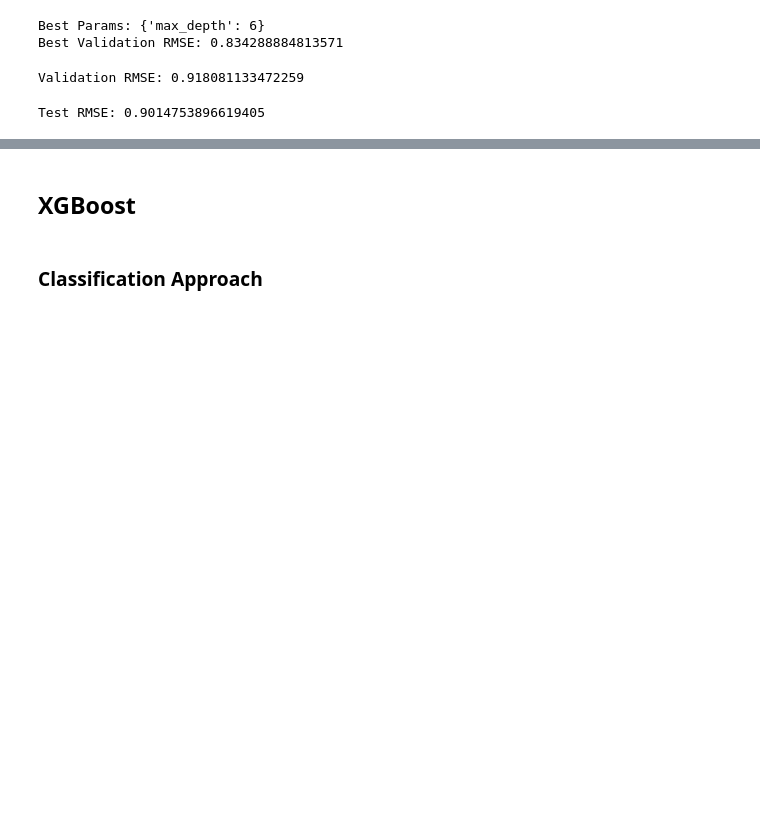
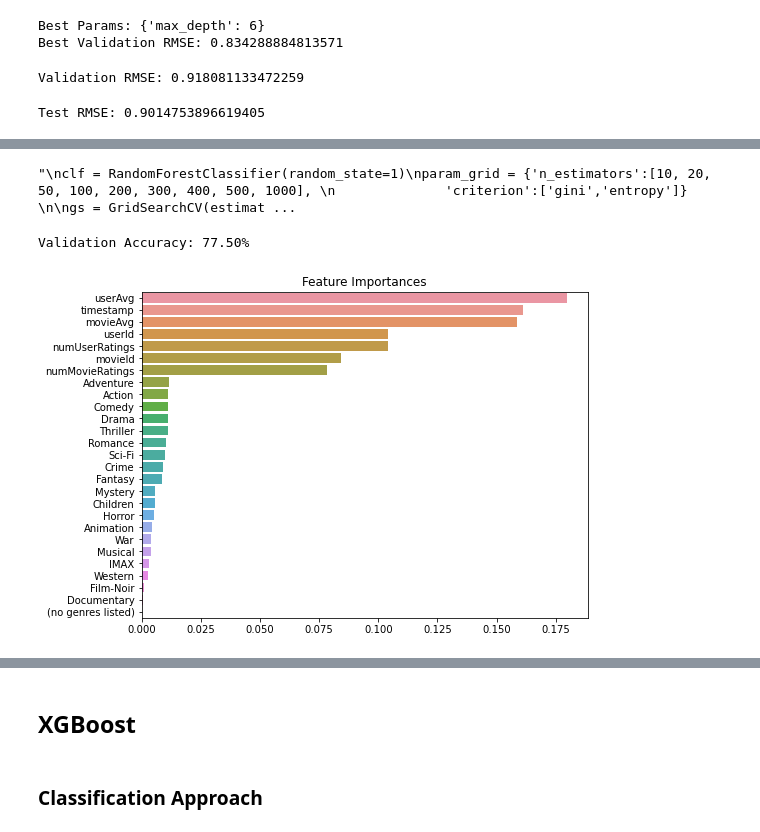
Before and after one commit to speters217/Movie_Recommendation, a Jupyter notebook: project.ipynb, the cells around one changed output, grey strips where cells are left out. Cells and saved outputs as stored; diff of their text form; code cells hidden in the pictures; blank space fills up the shorter version.

```diff
--- a/project.ipynb
+++ b/project.ipynb
@@ -1200,0 +1214,17 @@ Test RMSE: 0.9014753896619405
+# %%
+"""
+clf = RandomForestClassifier(random_state=1)
+param_grid = {'n_estimators':[10, 20, 50, 100, 200, 300, 400, 500, 1000],
+              'criterion':['gini','entropy']}
+
+gs = GridSearchCV(estimator=clf,
+                  param_grid=param_grid,
+                  scoring='accuracy',
+                  cv=10,
+                  n_jobs=-1,
+                  verbose=3)
+
+gs.fit(x_train, y_train)
+"""
+# %% [output]
+"\nclf = RandomForestClassifier(random_state=1)\nparam_grid = {'n_estimators':[10, 20, 50, 100, 200, 300, 400, 500, 1000], \n              'criterion':['gini','entropy']} \n\ngs = GridSearchCV(estimat ...
@@ -1200,0 +1234,34 @@ Test RMSE: 0.9014753896619405
+# %%
+# Fit best model on whole dataset and predict validation data
+#clf = RandomForestClassifier(**gs.best_params_, random_state=1)
+use_cols = ['userId', 'movieId', 'userAvg', 'movieAvg', 'timestamp', 'numMovieRatings', 'numUserRatings']
+use_cols.extend(genres)
+x_train = copy.deepcopy(training_validation[use_cols].to_numpy())
+y_train = copy.deepcopy(training_validation[['rating']])
+y_train = np.ravel(y_train)
+y_train = pd.cut(y_train, bins=[0,3,5], labels=[0,1]) # convert continuous to categorical
+
+x_val = copy.deepcopy(validation_removed[use_cols].to_numpy())
+y_val = copy.deepcopy(validation_removed['rating'])
+y_val = np.ravel(y_val)
+y_val = pd.cut(y_val, bins=[0,3,5], labels=[0,1]) # convert continuous to categorical
+
+clf = RandomForestClassifier(criterion = "entropy", n_estimators = 500, random_state=1)
+clf.fit(x_train, y_train)
+
+ratings_pred = clf.predict(x_val)
+accuracy = accuracy_score(y_val, ratings_pred)
+print('Validation Accuracy: %.2f%%' % (accuracy*100))
+# %% [output]
+Validation Accuracy: 77.50%
+# %%
+feature_importance_values = clf.feature_importances_
+feature_importances = pd.Series(feature_importance_values, index=training_validation[use_cols].columns) # x train's column values
+feature_top = feature_importances.sort_values(ascending=False)
+
+plt.figure(figsize=[8, 6])
+plt.title('Feature Importances')
+sns.barplot(x=feature_top, y=feature_top.index)
+plt.show()
+# %% [output]
+[figure, added]
```
Also changed, not shown: parts of 22 cells of this notebook.
